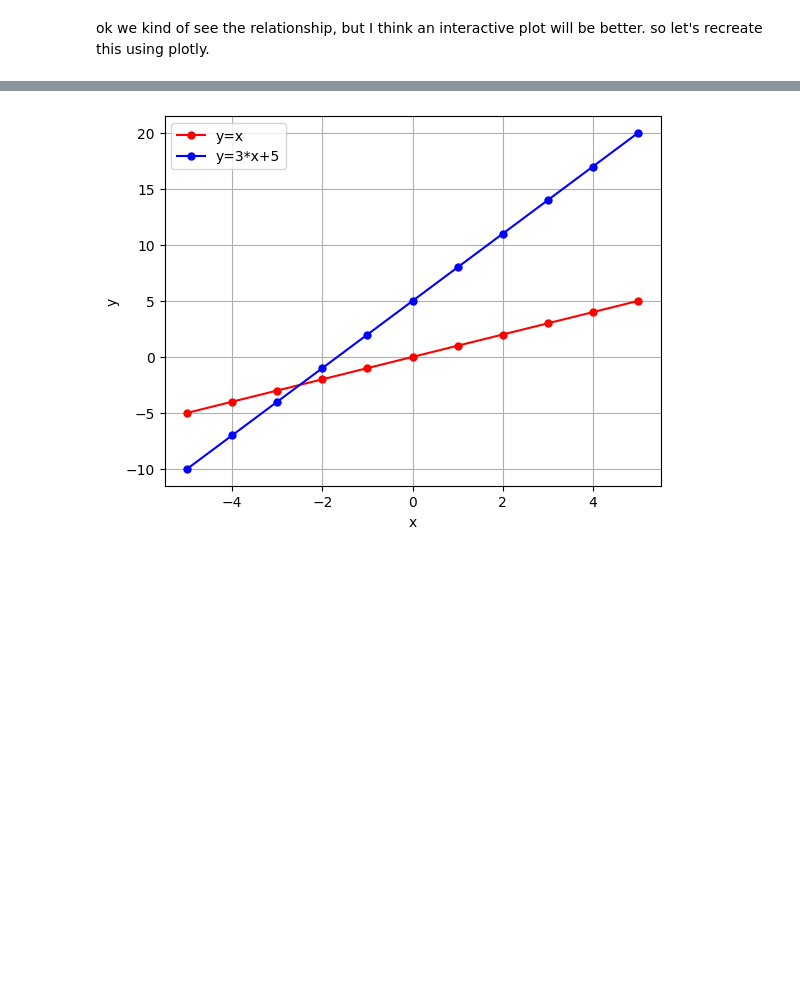
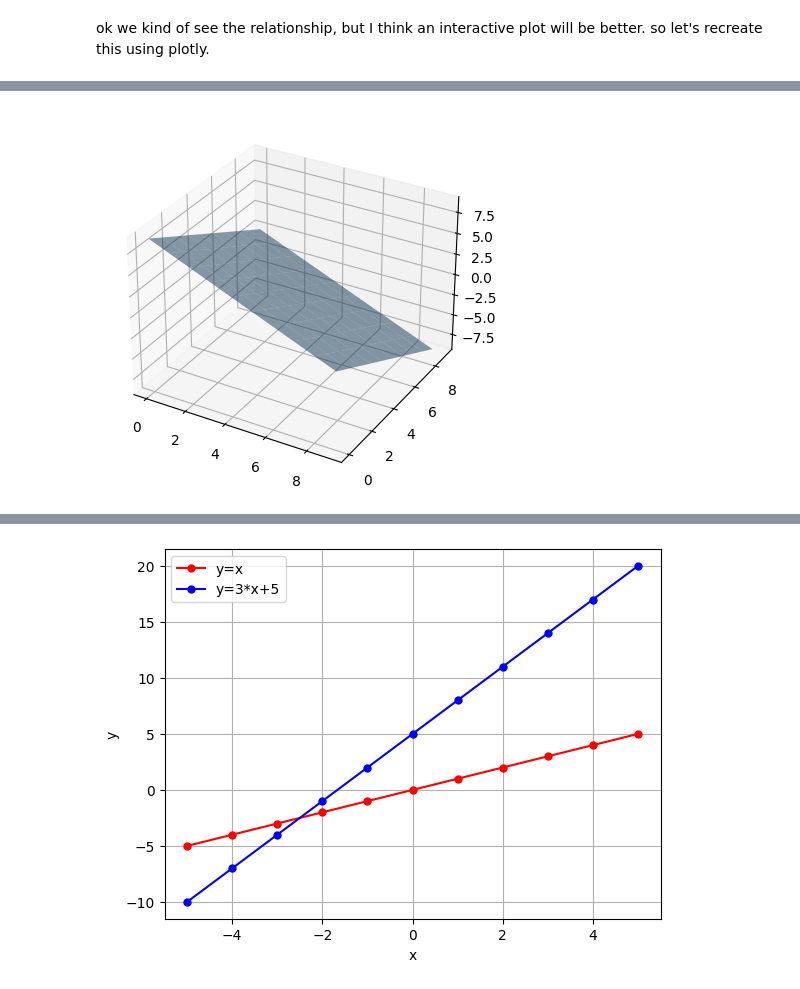
Before and after one commit to IT4063C/IT4063C.github.io, a Jupyter notebook: content/course-notes/9.ml-regression/transcript.ipynb, the cells around one changed output, grey strips where cells are left out. Saved outputs shown, nothing was run; the diff lists cells and outputs as text; code cells hidden in the pictures; blank space fills up the shorter version.

```diff
--- a/content/course-notes/9.ml-regression/transcript.ipynb
+++ b/content/course-notes/9.ml-regression/transcript.ipynb
@@ -265,0 +293,14 @@ where:
+# %%
+fig = plt.figure()
+
+ax = fig.add_subplot(111,projection='3d')
+
+x1, x2 = np.meshgrid(range(10), range(10))
+
+y_hat = (9 - x1 - x2)
+
+ax.plot_surface(x1, x2, y_hat, alpha=0.5)
+
+plt.show()
+# %% [output]
+[figure, added]
```
Also changed, not shown: parts of 22 cells of this notebook, 11 other files.
